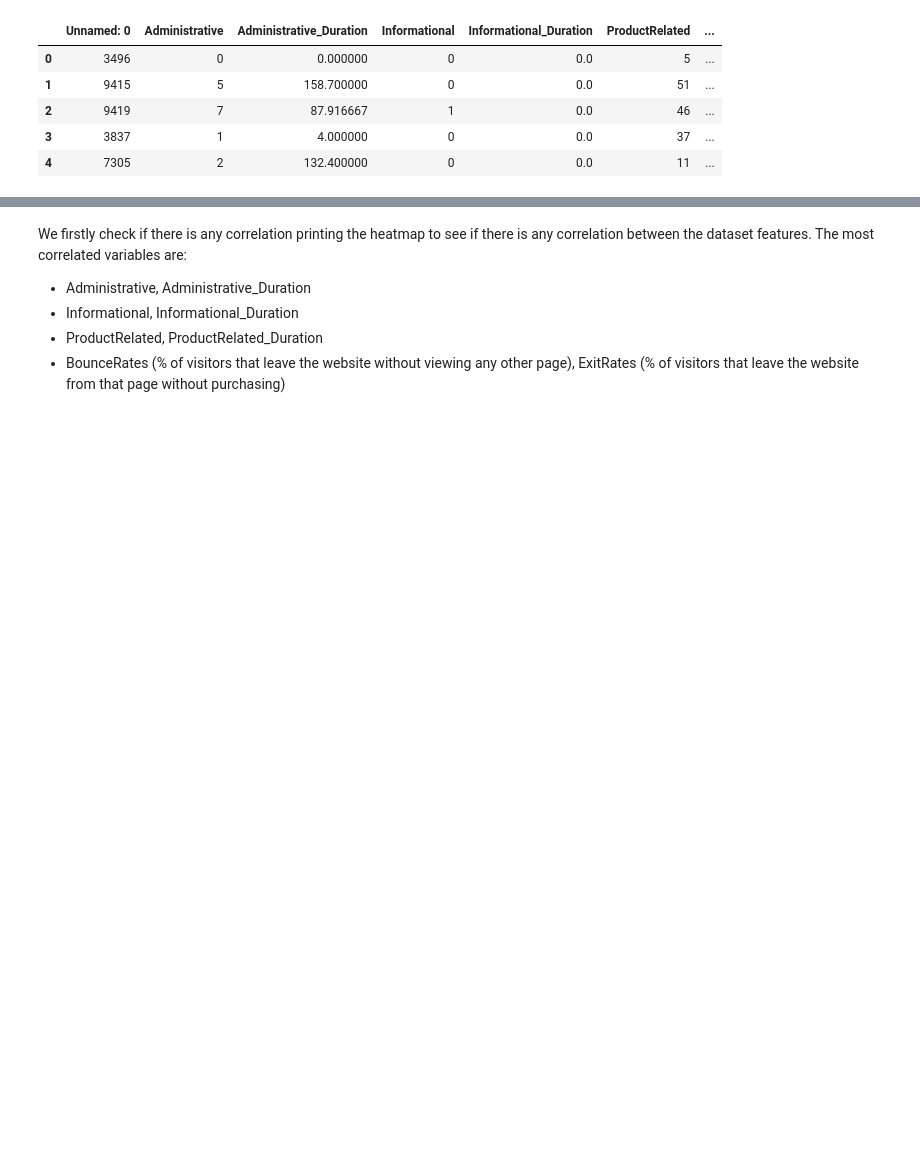
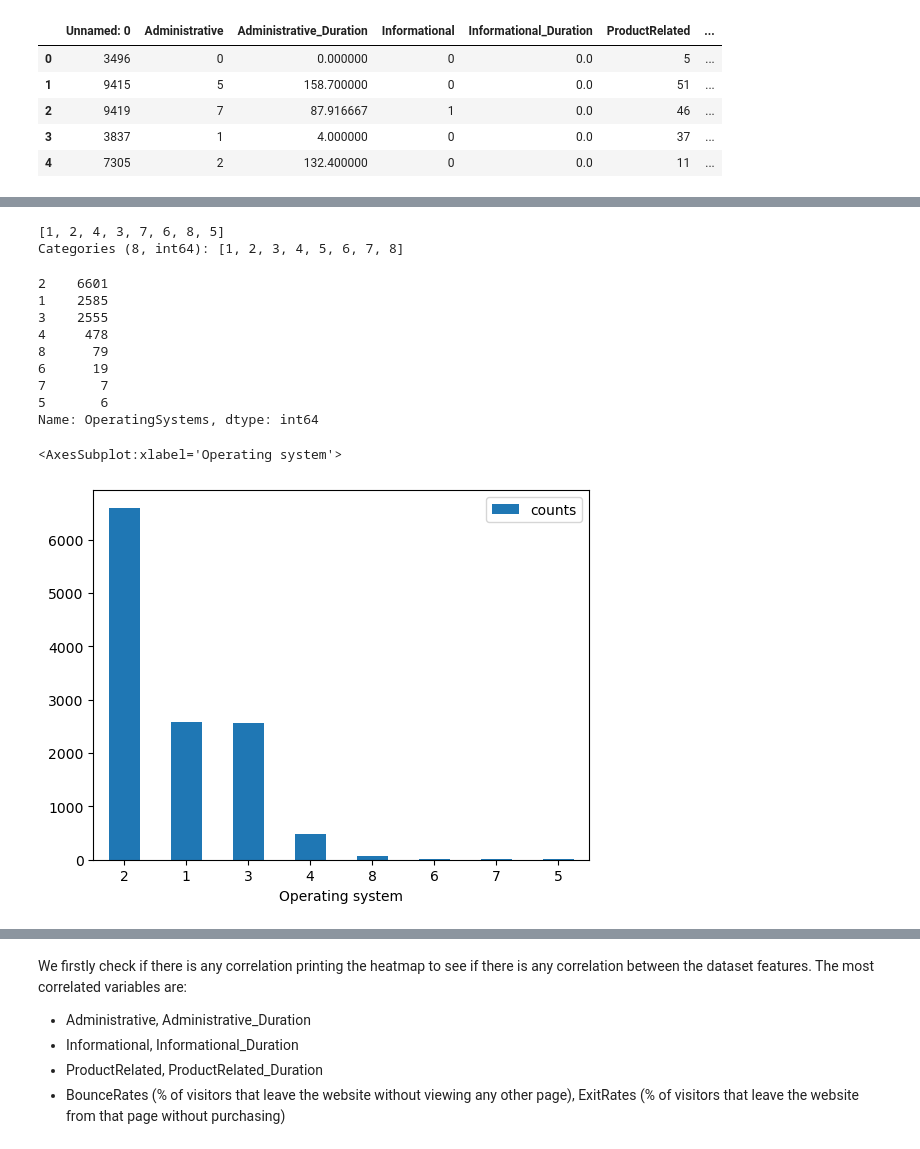
Before and after one commit to sararesta/ML-Homework, a Jupyter notebook: Margiotta_Resta_ML_HW.ipynb, the cells around one changed output, grey strips where cells are left out. Saved outputs shown, nothing was run; the diff lists cells and outputs as text; code cells hidden in the pictures; blank space fills up the shorter version.

```diff
--- a/Margiotta_Resta_ML_HW.ipynb
+++ b/Margiotta_Resta_ML_HW.ipynb
@@ -40,0 +62,21 @@ We start considering if there is a correlation between some variables
+# %%
+# OperatingSystems --> categorical
+online_shoppers['OperatingSystems'].unique() # 8 categories
+online_shoppers['OperatingSystems'].value_counts()
+df = pd.DataFrame({'Operating system':list(online_shoppers['OperatingSystems'].value_counts().index),
+                   'counts':list(online_shoppers['OperatingSystems'].value_counts().values)})
+df.plot.bar(x='Operating system', y='counts', rot=0)
+# %% [output]
+[1, 2, 4, 3, 7, 6, 8, 5]
+Categories (8, int64): [1, 2, 3, 4, 5, 6, 7, 8]
+2    6601
+1    2585
+3    2555
+4     478
+8      79
+6      19
+7       7
+5       6
+Name: OperatingSystems, dtype: int64
+<AxesSubplot:xlabel='Operating system'>
+[figure, added]
```
Also changed, not shown: parts of 25 cells of this notebook, 1 other file.
